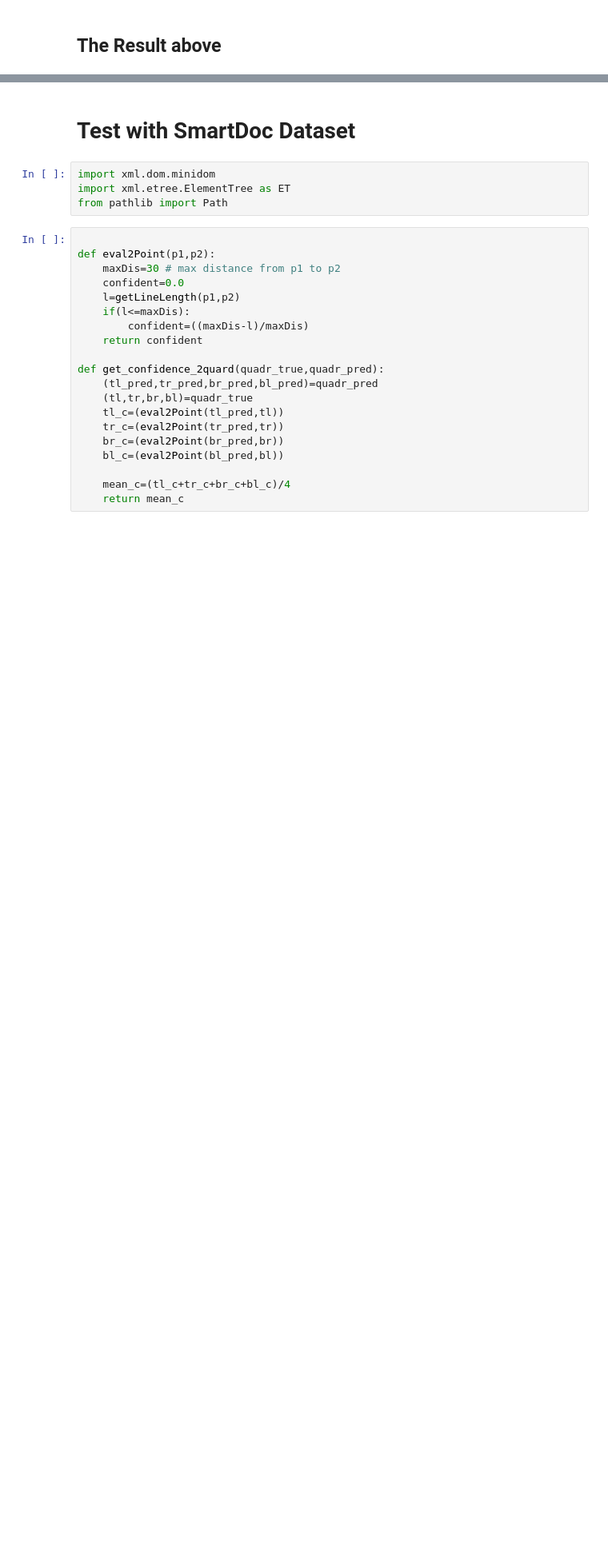
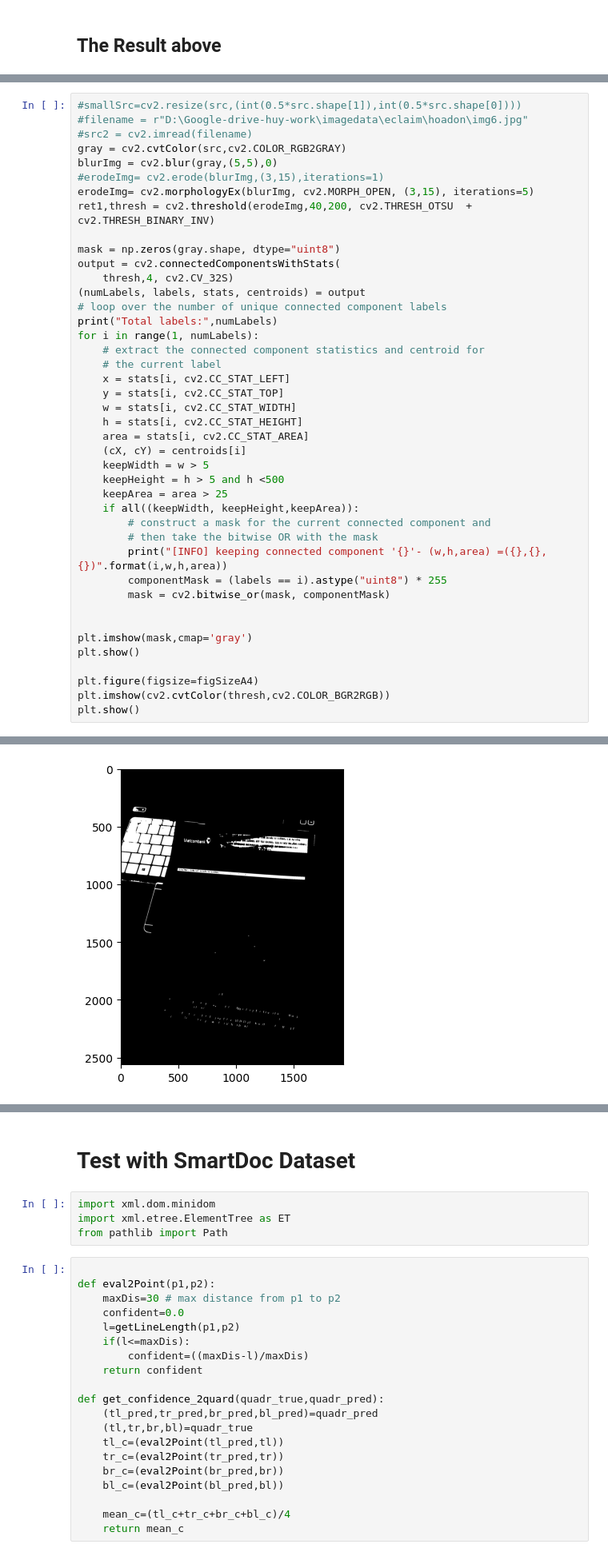
Before and after one commit to dqhuy/kuka-py, a Jupyter notebook: kuka.lab/kuka-perspective-doc.ipynb, the cells around one changed output, grey strips where cells are left out. Shown at 80% size. Saved outputs shown, nothing was run; the diff lists cells and outputs as text; blank space fills up the shorter version.

```diff
--- a/kuka.lab/kuka-perspective-doc.ipynb
+++ b/kuka.lab/kuka-perspective-doc.ipynb
@@ -550,0 +337,43 @@ Can not crop document
+# %%
+#smallSrc=cv2.resize(src,(int(0.5*src.shape[1]),int(0.5*src.shape[0])))
+#filename = r"D:\Google-drive-huy-work\imagedata\eclaim\hoadon\img6.jpg"
+#src2 = cv2.imread(filename)
+gray = cv2.cvtColor(src,cv2.COLOR_RGB2GRAY)
+blurImg = cv2.blur(gray,(5,5),0)
+#erodeImg= cv2.erode(blurImg,(3,15),iterations=1)
+erodeImg= cv2.morphologyEx(blurImg, cv2.MORPH_OPEN, (3,15), iterations=5)
+ret1,thresh = cv2.threshold(erodeImg,40,200, cv2.THRESH_OTSU  + cv2.THRESH_BINARY_INV)
+
+mask = np.zeros(gray.shape, dtype="uint8")
+output = cv2.connectedComponentsWithStats(
+	thresh,4, cv2.CV_32S)
+(numLabels, labels, stats, centroids) = output
+# loop over the number of unique connected component labels
+print("Total labels:",numLabels)
+for i in range(1, numLabels):
+	# extract the connected component statistics and centroid for
+	# the current label
+	x = stats[i, cv2.CC_STAT_LEFT]
+	y = stats[i, cv2.CC_STAT_TOP]
+	w = stats[i, cv2.CC_STAT_WIDTH]
+	h = stats[i, cv2.CC_STAT_HEIGHT]
+	area = stats[i, cv2.CC_STAT_AREA]
+	(cX, cY) = centroids[i]
+	keepWidth = w > 5
+	keepHeight = h > 5 and h <500
+	keepArea = area > 25
+	if all((keepWidth, keepHeight,keepArea)):
+		# construct a mask for the current connected component and
+		# then take the bitwise OR with the mask
+		print("[INFO] keeping connected component '{}'- (w,h,area) =({},{},{})".format(i,w,h,area))
+		componentMask = (labels == i).astype("uint8") * 255
+		mask = cv2.bitwise_or(mask, componentMask)
+
+
+plt.imshow(mask,cmap='gray')
+plt.show()
+
+plt.figure(figsize=figSizeA4)
+plt.imshow(cv2.cvtColor(thresh,cv2.COLOR_BGR2RGB))
+plt.show()
+# %% [output]
@@ -550,0 +397 @@ Can not crop document
+[figure, added]
```
Also changed, not shown: parts of 12 cells of this notebook, 3 other files.
